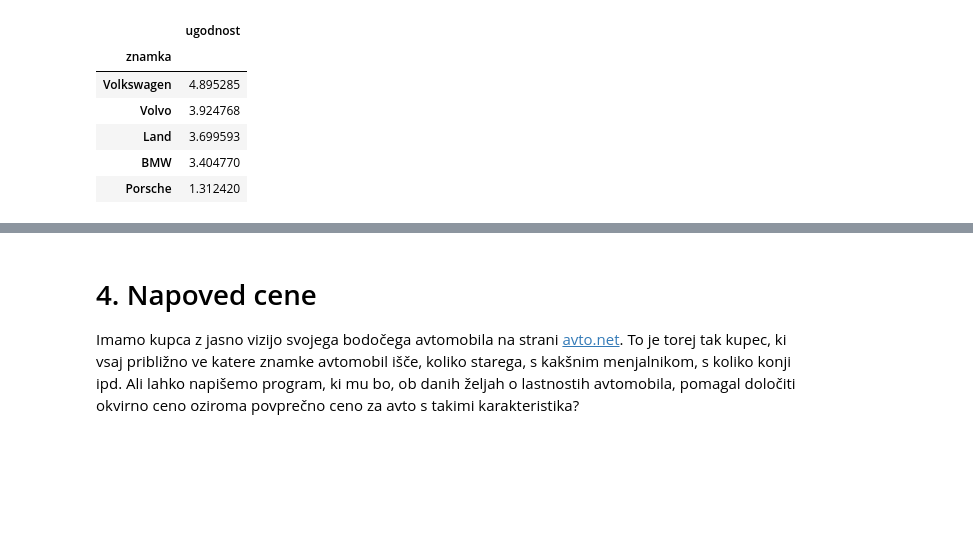
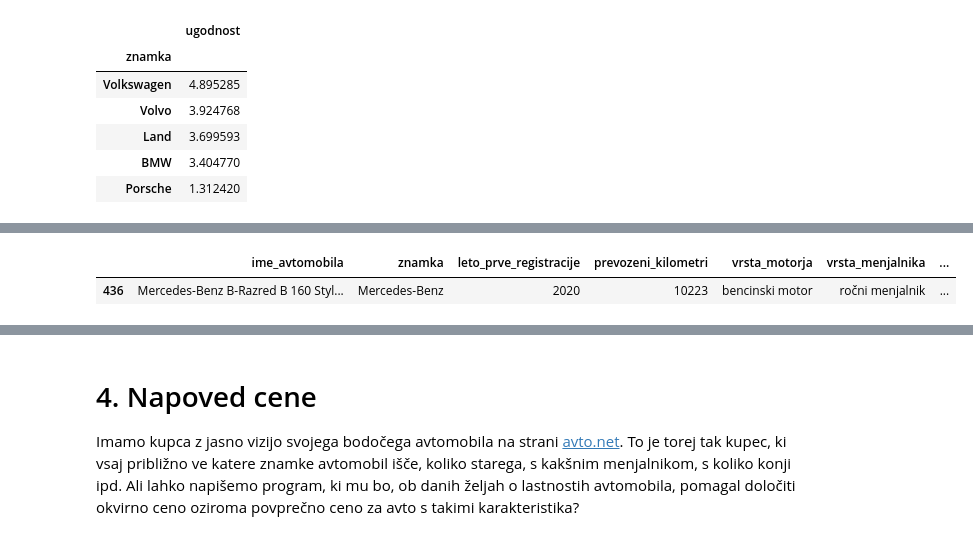
Before and after one commit to timotejstibilj/Avtomobili, a Jupyter notebook: Analiza rabljenih avtomobilov na avto.net.ipynb, the cells around one changed output, grey strips where cells are left out. Cells and saved outputs as stored; diff of their text form; code cells hidden in the pictures; blank space fills up the shorter version.

```diff
--- a/Analiza rabljenih avtomobilov na avto.net.ipynb
+++ b/Analiza rabljenih avtomobilov na avto.net.ipynb
@@ -299,0 +318,5 @@ Med ugodnejšimi avtomobili, navkljub upoštevanju prevoženih kilometrov, najde
+# %%
+najugodnejsi[najugodnejsi.znamka == "Mercedes-Benz"].sort_values("ugodnost", ascending=[False]).head(1)
+# %% [output]
+|  | ime_avtomobila | znamka | leto_prve_registracije | prevozeni_kilometri | vrsta_motorja | vrsta_menjalnika | ... |
+| 436 | Mercedes-Benz B-Razred B 160 Styl... | Mercedes-Benz | 2020 | 10223 | bencinski motor | ročni menjalnik | ... |
```
Also changed, not shown: parts of 4 cells of this notebook.
